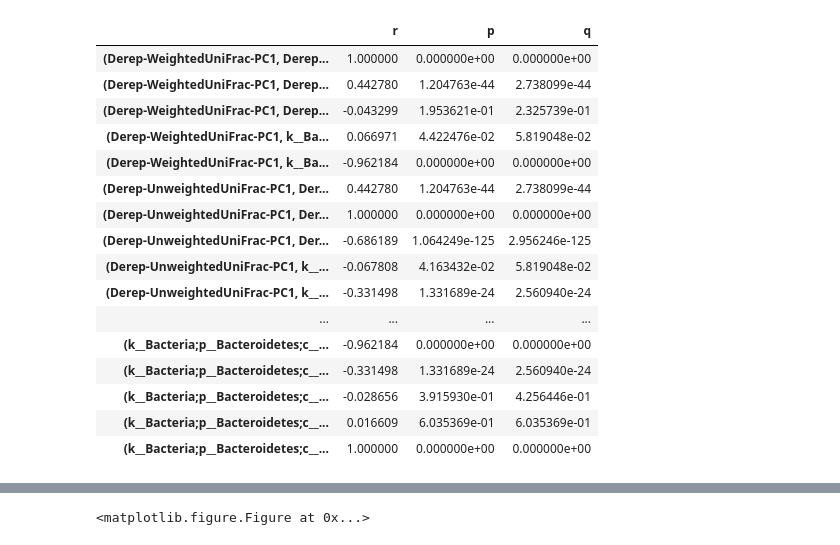
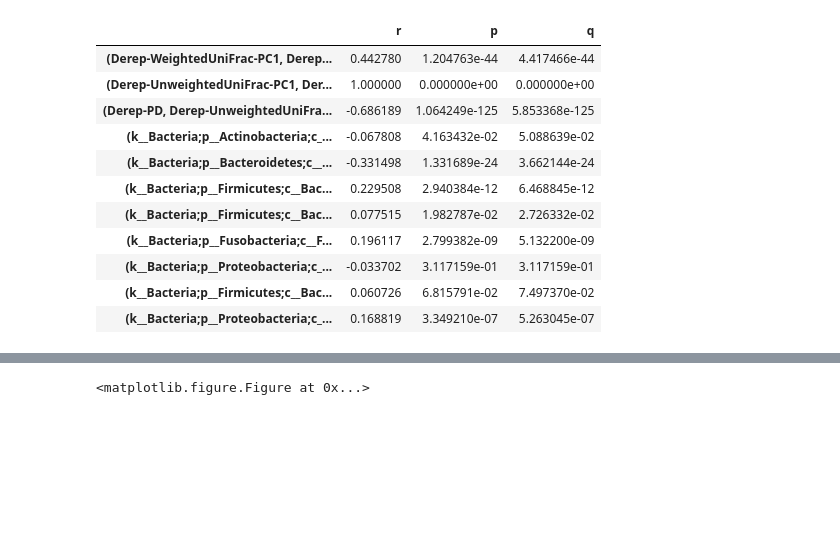
Before and after one commit to caporaso-lab-graveyard/crc-udca1, a Jupyter notebook: paired-differences.ipynb, the cells around one changed output, grey strips where cells are left out. Saved outputs shown, nothing was run; the diff lists cells and outputs as text; code cells hidden in the pictures; blank space fills up the shorter version.

```diff
--- a/paired-differences.ipynb
+++ b/paired-differences.ipynb
@@ -15,34 +15,37 @@ for e in tax_fps:
     _tax_table = pd.read_csv(e, sep='\t', skiprows=1, index_col=0).T
     _tax_tables.append(_tax_table.T / _tax_table.T.sum())
 sample_md = pd.concat([sample_md] + [e.T for e in _tax_tables], axis=1)
-# %%
-from crc import pairwise_corr_all
-
-metrics = ['Derep-WeightedUniFrac-PC1',
-           'Derep-UnweightedUniFrac-PC1',
-           'Derep-PD',
-           'k__Bacteria;p__Actinobacteria;c__Actinobacteria;o__Bifidobacteriales',
-           'k__Bacteria;p__Bacteroidetes;c__Bacteroidia;o__Bacteroidales;f__Bacteroidaceae;g__Bacteroides']
-
-pairwise_corr_all(sample_md[metrics])
-# %% [output]
-|  | r | p | q |
-| (Derep-WeightedUniFrac-PC1, Derep... | 1.000000 | 0.000000e+00 | 0.000000e+00 |
-| (Derep-WeightedUniFrac-PC1, Derep... | 0.442780 | 1.204763e-44 | 2.738099e-44 |
-| (Derep-WeightedUniFrac-PC1, Derep... | -0.043299 | 1.953621e-01 | 2.325739e-01 |
-| (Derep-WeightedUniFrac-PC1, k__Ba... | 0.066971 | 4.422476e-02 | 5.819048e-02 |
-| (Derep-WeightedUniFrac-PC1, k__Ba... | -0.962184 | 0.000000e+00 | 0.000000e+00 |
-| (Derep-UnweightedUniFrac-PC1, Der... | 0.442780 | 1.204763e-44 | 2.738099e-44 |
-| (Derep-UnweightedUniFrac-PC1, Der... | 1.000000 | 0.000000e+00 | 0.000000e+00 |
-| (Derep-UnweightedUniFrac-PC1, Der... | -0.686189 | 1.064249e-125 | 2.956246e-125 |
-| (Derep-UnweightedUniFrac-PC1, k__... | -0.067808 | 4.163432e-02 | 5.819048e-02 |
-| (Derep-UnweightedUniFrac-PC1, k__... | -0.331498 | 1.331689e-24 | 2.560940e-24 |
-| ... | ... | ... | ... |
-| (k__Bacteria;p__Bacteroidetes;c__... | -0.962184 | 0.000000e+00 | 0.000000e+00 |
-| (k__Bacteria;p__Bacteroidetes;c__... | -0.331498 | 1.331689e-24 | 2.560940e-24 |
-| (k__Bacteria;p__Bacteroidetes;c__... | -0.028656 | 3.915930e-01 | 4.256446e-01 |
-| (k__Bacteria;p__Bacteroidetes;c__... | 0.016609 | 6.035369e-01 | 6.035369e-01 |
-| (k__Bacteria;p__Bacteroidetes;c__... | 1.000000 | 0.000000e+00 | 0.000000e+00 |
+# %%
+# These taxa come from Tal's "Cancer Targets" document - still some more to transfer, but this is looking promising so far
+
+from crc import pairwise_corr_all
+
+metrics = ['Derep-WeightedUniFrac-PC1',
+           'Derep-UnweightedUniFrac-PC1',
+           'Derep-PD',
+           'k__Bacteria;p__Actinobacteria;c__Actinobacteria;o__Bifidobacteriales',
+           'k__Bacteria;p__Bacteroidetes;c__Bacteroidia;o__Bacteroidales;f__Bacteroidaceae;g__Bacteroides',
+           'k__Bacteria;p__Firmicutes;c__Bacilli;o__Lactobacillales;f__Streptococcaceae;g__Streptococcus',
+           'k__Bacteria;p__Firmicutes;c__Bacilli;o__Lactobacillales;f__Enterococcaceae;g__Enterococcus',
+           'k__Bacteria;p__Fusobacteria;c__Fusobacteriia;o__Fusobacteriales;f__Fusobacteriaceae;g__Fusobacterium',
+           'k__Bacteria;p__Proteobacteria;c__Gammaproteobacteria;o__Enterobacteriales;f__Enterobacteriaceae;g__Providencia',
+           'k__Bacteria;p__Firmicutes;c__Bacilli;o__Lactobacillales;f__Lactobacillaceae;g__Lactobacillus',
+           'k__Bacteria;p__Proteobacteria;c__Gammaproteobacteria;o__Enterobacteriales;f__Enterobacteriaceae;g__Shigella']
+
+pairwise_corr_all(sample_md[metrics], sample_md[['Derep-UnweightedUniFrac-PC1']])
+# %% [output]
+|  | r | p | q |
+| (Derep-WeightedUniFrac-PC1, Derep... | 0.442780 | 1.204763e-44 | 4.417466e-44 |
+| (Derep-UnweightedUniFrac-PC1, Der... | 1.000000 | 0.000000e+00 | 0.000000e+00 |
+| (Derep-PD, Derep-UnweightedUniFra... | -0.686189 | 1.064249e-125 | 5.853368e-125 |
+| (k__Bacteria;p__Actinobacteria;c_... | -0.067808 | 4.163432e-02 | 5.088639e-02 |
+| (k__Bacteria;p__Bacteroidetes;c__... | -0.331498 | 1.331689e-24 | 3.662144e-24 |
+| (k__Bacteria;p__Firmicutes;c__Bac... | 0.229508 | 2.940384e-12 | 6.468845e-12 |
+| (k__Bacteria;p__Firmicutes;c__Bac... | 0.077515 | 1.982787e-02 | 2.726332e-02 |
+| (k__Bacteria;p__Fusobacteria;c__F... | 0.196117 | 2.799382e-09 | 5.132200e-09 |
+| (k__Bacteria;p__Proteobacteria;c_... | -0.033702 | 3.117159e-01 | 3.117159e-01 |
+| (k__Bacteria;p__Firmicutes;c__Bac... | 0.060726 | 6.815791e-02 | 7.497370e-02 |
+| (k__Bacteria;p__Proteobacteria;c_... | 0.168819 | 3.349210e-07 | 5.263045e-07 |
 # %%
 from crc import get_group_pairs
 
```
Also changed, not shown: parts of 3 cells of this notebook.
